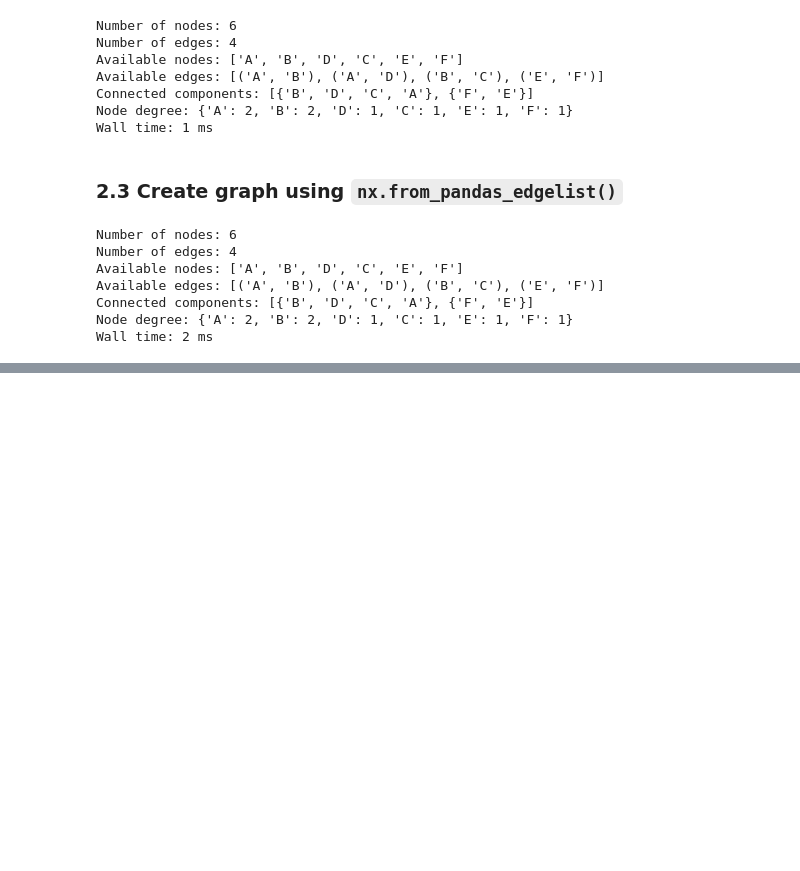
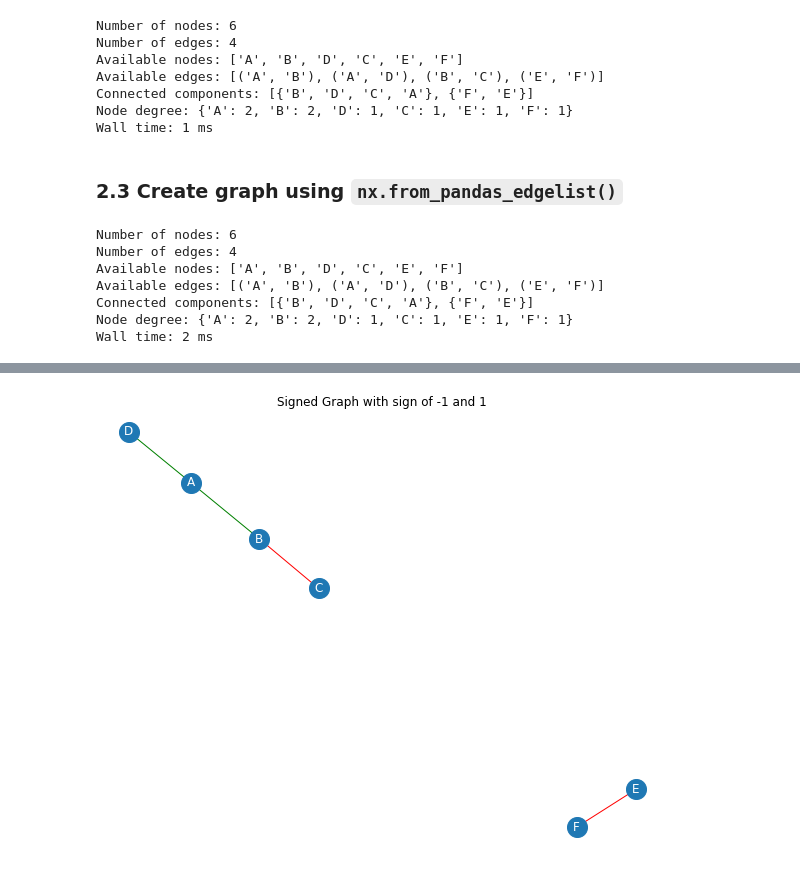
Before and after one commit to KangboLu/Graph-Analysis-with-NetworkX, a Jupyter notebook: 01_graph_types_in_NetworkX.ipynb, the cells around one changed output, grey strips where cells are left out. Cells and saved outputs as stored; diff of their text form; code cells hidden in the pictures; blank space fills up the shorter version.

```diff
--- a/01_graph_types_in_NetworkX.ipynb
+++ b/01_graph_types_in_NetworkX.ipynb
@@ -22,6 +22,15 @@ def draw_graph(graph, figsize=(10,8), title=""):
     nx.draw(graph, with_labels=True, font_color='white')
     plt.title(title)
     plt.show()
+
+def draw_signed_graph(graph, figsize=(10,8), title=""):
+    np.random.seed(2021)
+    fig, ax = plt.subplots(figsize=figsize)
+    edge_color_dict = {1: "green", -1: "red"}
+    edge_colors = [edge_color_dict[sign] for _, _, sign in graph.edges(data="sign")]
+    nx.draw(graph, with_labels=True, edge_color=edge_colors, node_size=400, font_color='white')
+    plt.title(title)
+    plt.show()
 # %% [markdown]
 ## 1. Undirected graph
 # %% [markdown]
@@ -158,0 +171,12 @@ draw_graph(directed_graph, title="Undirected graph")
+# %%
+%%time
+
+# create signed graph
+signed_graph = nx.Graph()
+signed_graph.add_edge('A','B', sign= 1)
+signed_graph.add_edge('B','C', sign= -1)
+signed_graph.add_edge('D','A', sign= 1)
+signed_graph.add_edge('E','F', sign= -1)
+
+# display graph info
+get_graph_info(signed_graph)
@@ -158,0 +191,5 @@ draw_graph(directed_graph, title="Undirected graph")
+# %%
+%%time
+draw_signed_graph(signed_graph, title="Signed Graph with sign of -1 and 1")
+# %% [output]
+[figure, added]
```
Also changed, not shown: parts of 5 cells of this notebook.
